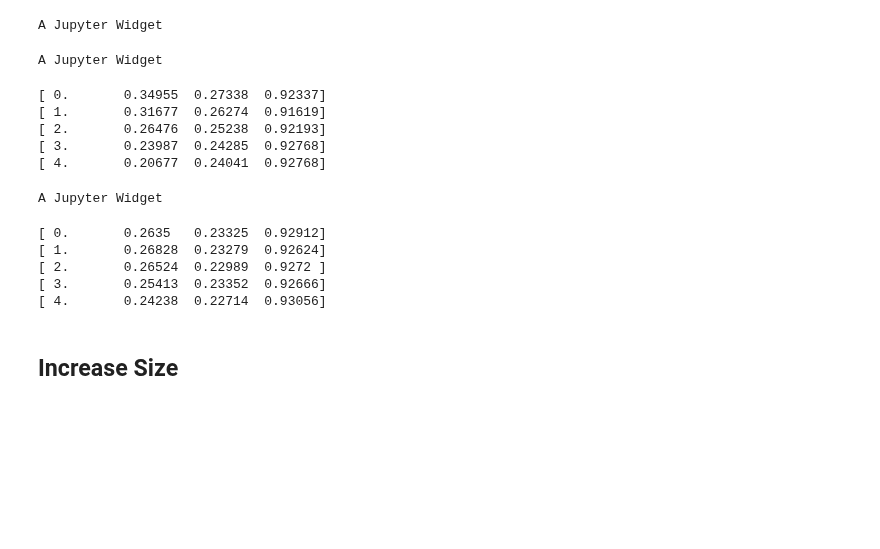
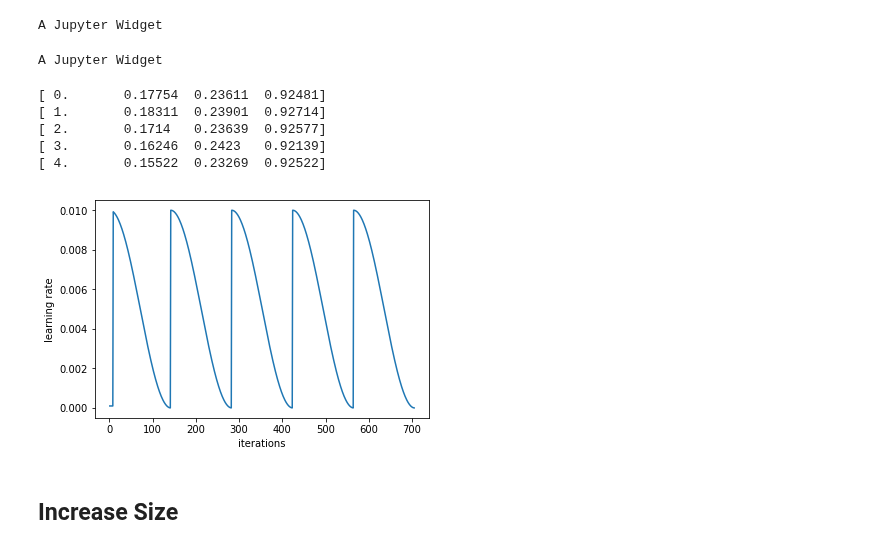
Before and after one commit to agoila/fastai, a Jupyter notebook: courses/dl1/Kaggle-dog-breed-classification.ipynb, the cells around one changed output. Cells and saved outputs as stored; diff of their text form; code cells hidden in the pictures; blank space fills up the shorter version.

Commit message:
diff arch runs

```diff
--- a/courses/dl1/Kaggle-dog-breed-classification.ipynb
+++ b/courses/dl1/Kaggle-dog-breed-classification.ipynb
@@ -173,28 +189,21 @@ from sklearn import metrics
 data = get_data(sz, bs)
 # %% [output]
 A Jupyter Widget
-# %%
-learn = ConvLearner.pretrained(arch, data, precompute=True, ps=0.5)
-# %%
-learn.fit(1e-2, 5)
-# %% [output]
-A Jupyter Widget
-[ 0.       0.34955  0.27338  0.92337]
-[ 1.       0.31677  0.26274  0.91619]
-[ 2.       0.26476  0.25238  0.92193]
-[ 3.       0.23987  0.24285  0.92768]
-[ 4.       0.20677  0.24041  0.92768]
 # %%
 learn.precompute = False
 # %%
 learn.fit(1e-2, 5, cycle_len=1)
 # %% [output]
 A Jupyter Widget
-[ 0.       0.2635   0.23325  0.92912]
-[ 1.       0.26828  0.23279  0.92624]
-[ 2.       0.26524  0.22989  0.9272 ]
-[ 3.       0.25413  0.23352  0.92666]
-[ 4.       0.24238  0.22714  0.93056]
+[ 0.       0.17754  0.23611  0.92481]
+[ 1.       0.18311  0.23901  0.92714]
+[ 2.       0.1714   0.23639  0.92577]
+[ 3.       0.16246  0.2423   0.92139]
+[ 4.       0.15522  0.23269  0.92522]
+# %%
+learn.sched.plot_lr()
+# %% [output]
+[figure, added]
 # %%
 learn.save('224_pre')
 # %%
```
Also changed, not shown: parts of 37 cells of this notebook, 2 other files.
